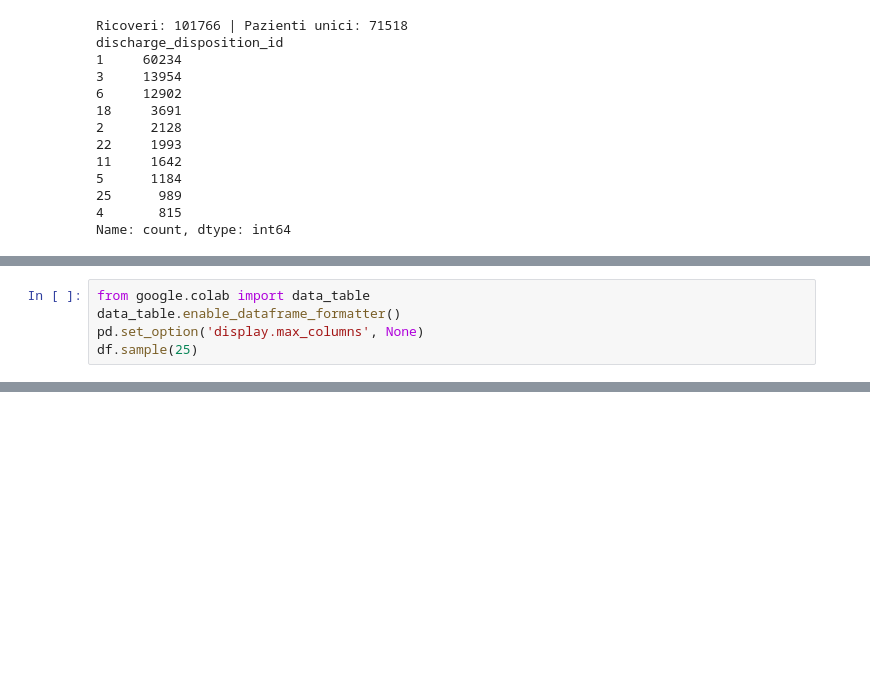
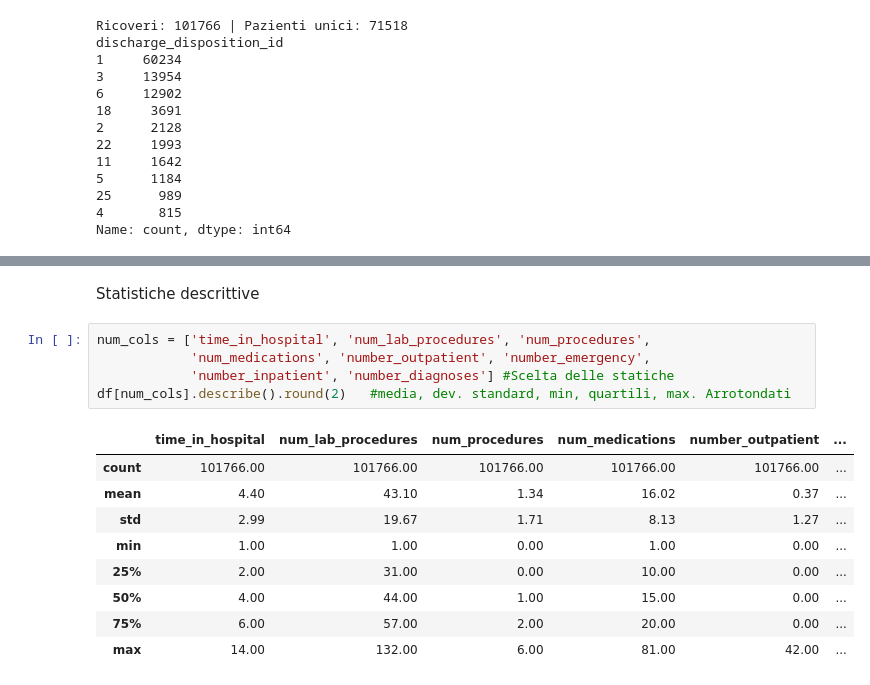
Before and after one commit to dariojuri/Progetto_ML, a Jupyter notebook: Progetto_ML.ipynb, the cells around one changed output, grey strips where cells are left out. Cells and saved outputs as stored; diff of their text form; blank space fills up the shorter version.

Commit message:
Creato con Colab

```diff
--- a/Progetto_ML.ipynb
+++ b/Progetto_ML.ipynb
@@ -107,5 +116,0 @@ Dataset Originale con valori mancanti
-# %%
-from google.colab import data_table
-data_table.enable_dataframe_formatter()
-pd.set_option('display.max_columns', None)
-df.sample(25)
@@ -130,0 +117,17 @@ Warning: Total number of columns (51) exceeds max_columns (20). Falling back to
+# %% [markdown]
+Statistiche descrittive
+# %%
+num_cols = ['time_in_hospital', 'num_lab_procedures', 'num_procedures',
+            'num_medications', 'number_outpatient', 'number_emergency',
+            'number_inpatient', 'number_diagnoses'] #Scelta delle statiche
+df[num_cols].describe().round(2)   #media, dev. standard, min, quartili, max. Arrotondati
+# %% [output]
+|  | time_in_hospital | num_lab_procedures | num_procedures | num_medications | number_outpatient | ... |
+| count | 101766.00 | 101766.00 | 101766.00 | 101766.00 | 101766.00 | ... |
+| mean | 4.40 | 43.10 | 1.34 | 16.02 | 0.37 | ... |
+| std | 2.99 | 19.67 | 1.71 | 8.13 | 1.27 | ... |
+| min | 1.00 | 1.00 | 0.00 | 1.00 | 0.00 | ... |
+| 25% | 2.00 | 31.00 | 0.00 | 10.00 | 0.00 | ... |
+| 50% | 4.00 | 44.00 | 1.00 | 15.00 | 0.00 | ... |
+| 75% | 6.00 | 57.00 | 2.00 | 20.00 | 0.00 | ... |
+| max | 14.00 | 132.00 | 6.00 | 81.00 | 42.00 | ... |
```
Also changed, not shown: parts of 11 cells of this notebook.
